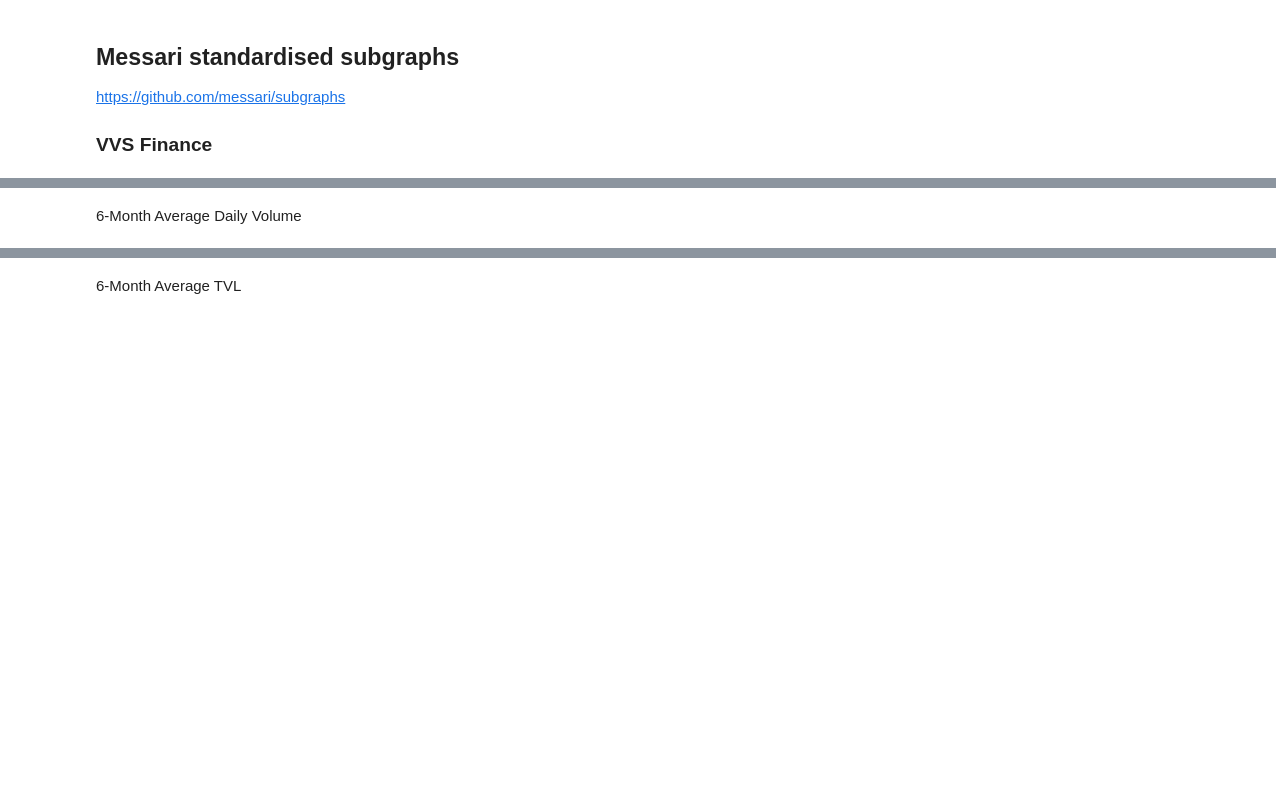
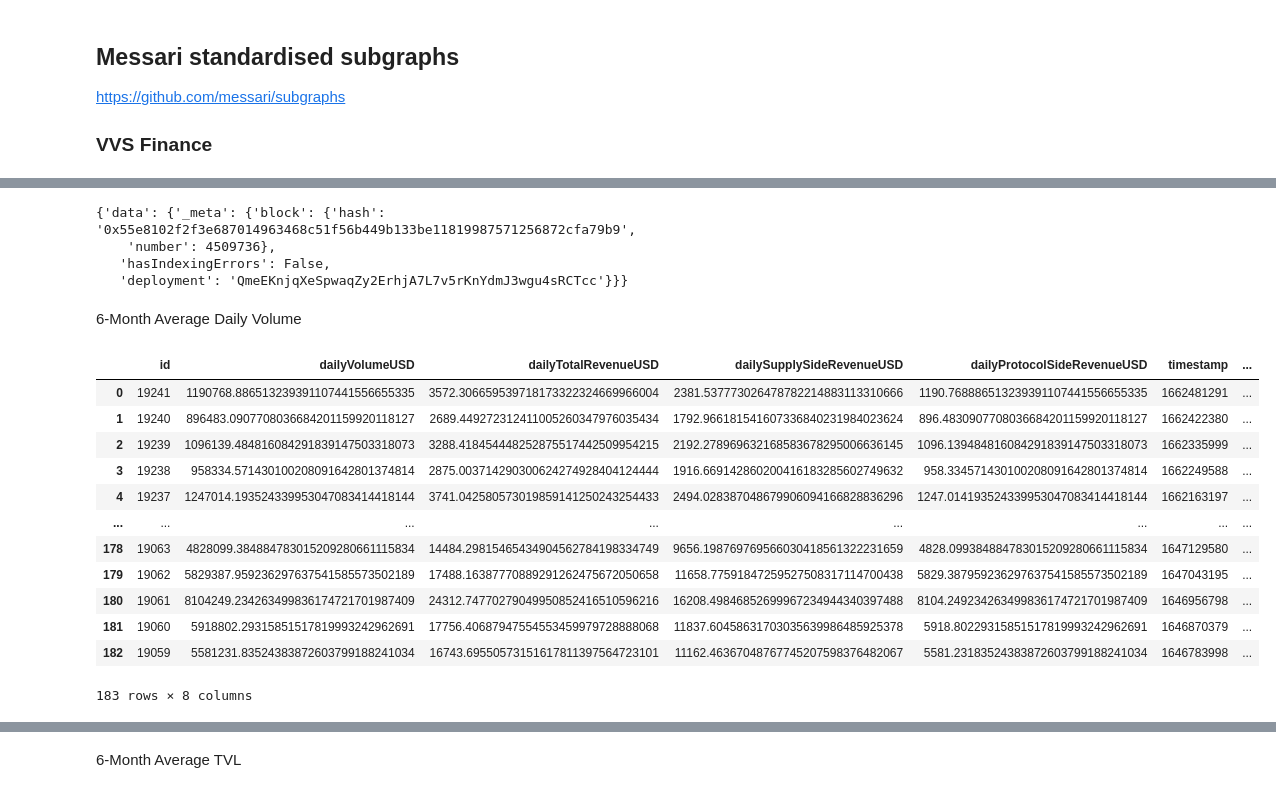
Before and after one commit to jpawebbcc/cc_research_testground, a Jupyter notebook: DEX_data_collection/vvsfinance.ipynb, the cells around one changed output, grey strips where cells are left out. Cells and saved outputs as stored; diff of their text form; code cells hidden in the pictures; blank space fills up the shorter version.

```diff
--- a/DEX_data_collection/vvsfinance.ipynb
+++ b/DEX_data_collection/vvsfinance.ipynb
@@ -15,3 +33,10 @@ endpoint = 'https://graph.cronoslabs.com/subgraphs/name/messari/vvs-finance'
+# %%
+data
+# %% [output]
+{'data': {'_meta': {'block': {'hash': '0x55e8102f2f3e687014963468c51f56b449b133be11819987571256872cfa79b9',
+    'number': 4509736},
+   'hasIndexingErrors': False,
+   'deployment': 'QmeEKnjqXeSpwaqZy2ErhjA7L7v5rKnYdmJ3wgu4sRCTcc'}}}
 # %% [markdown]
 6-Month Average Daily Volume
 # %%
@@ -35,6 +60,22 @@ request = requests.post(endpoint, json={'query':query})
 data = request.json()
 # %%
 df = pd.json_normalize(data['data']['financialsDailySnapshots'])
+# %%
+df
+# %% [output]
+|  | id | dailyVolumeUSD | dailyTotalRevenueUSD | dailySupplySideRevenueUSD | dailyProtocolSideRevenueUSD | timestamp | ... |
+| 0 | 19241 | 1190768.886513239391107441556655335 | 3572.306659539718173322324669966004 | 2381.537773026478782214883113310666 | 1190.768886513239391107441556655335 | 1662481291 | ... |
+| 1 | 19240 | 896483.0907708036684201159920118127 | 2689.449272312411005260347976035434 | 1792.966181541607336840231984023624 | 896.4830907708036684201159920118127 | 1662422380 | ... |
+| 2 | 19239 | 1096139.484816084291839147503318073 | 3288.418454448252875517442509954215 | 2192.278969632168583678295006636145 | 1096.139484816084291839147503318073 | 1662335999 | ... |
+| 3 | 19238 | 958334.571430100208091642801374814 | 2875.003714290300624274928404124444 | 1916.669142860200416183285602749632 | 958.334571430100208091642801374814 | 1662249588 | ... |
+| 4 | 19237 | 1247014.193524339953047083414418144 | 3741.042580573019859141250243254433 | 2494.028387048679906094166828836296 | 1247.014193524339953047083414418144 | 1662163197 | ... |
+| ... | ... | ... | ... | ... | ... | ... | ... |
+| 178 | 19063 | 4828099.384884783015209280661115834 | 14484.29815465434904562784198334749 | 9656.198769769566030418561322231659 | 4828.099384884783015209280661115834 | 1647129580 | ... |
+| 179 | 19062 | 5829387.959236297637541585573502189 | 17488.16387770889291262475672050658 | 11658.77591847259527508317114700438 | 5829.387959236297637541585573502189 | 1647043195 | ... |
+| 180 | 19061 | 8104249.234263499836174721701987409 | 24312.74770279049950852416510596216 | 16208.49846852699967234944340397488 | 8104.249234263499836174721701987409 | 1646956798 | ... |
+| 181 | 19060 | 5918802.29315851517819993242962691 | 17756.40687947554553459979728888068 | 11837.60458631703035639986485925378 | 5918.80229315851517819993242962691 | 1646870379 | ... |
+| 182 | 19059 | 5581231.83524383872603799188241034 | 16743.69550573151617811397564723101 | 11162.46367048767745207598376482067 | 5581.23183524383872603799188241034 | 1646783998 | ... |
+183 rows × 8 columns
 # %%
 df['dailyVolumeUSD'].astype(float).mean()
 # %% [output]
```
Also changed, not shown: parts of 21 cells of this notebook.
